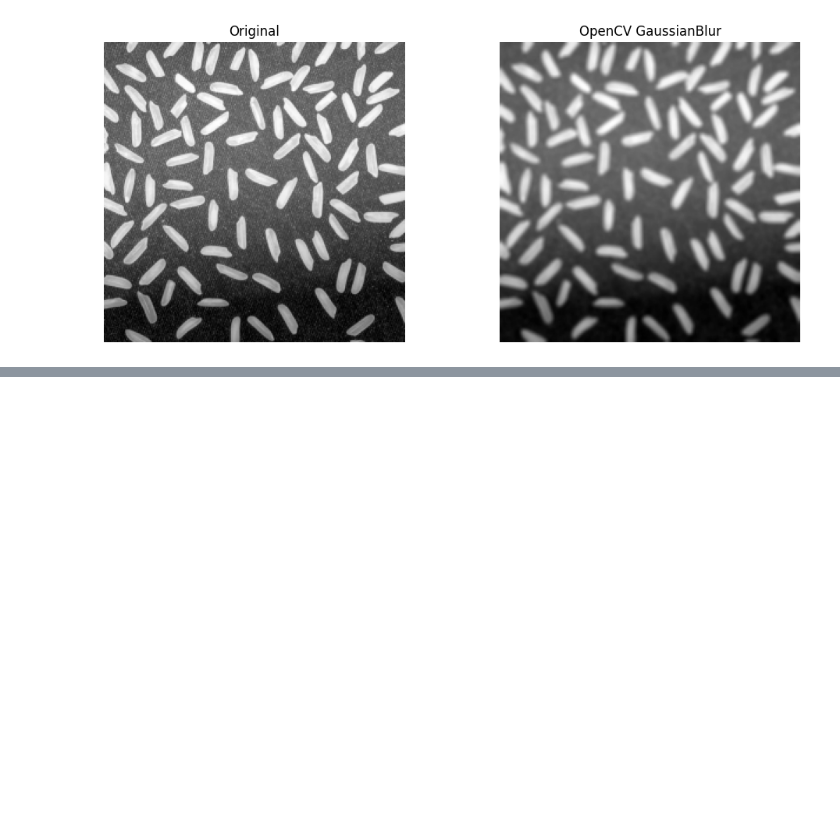
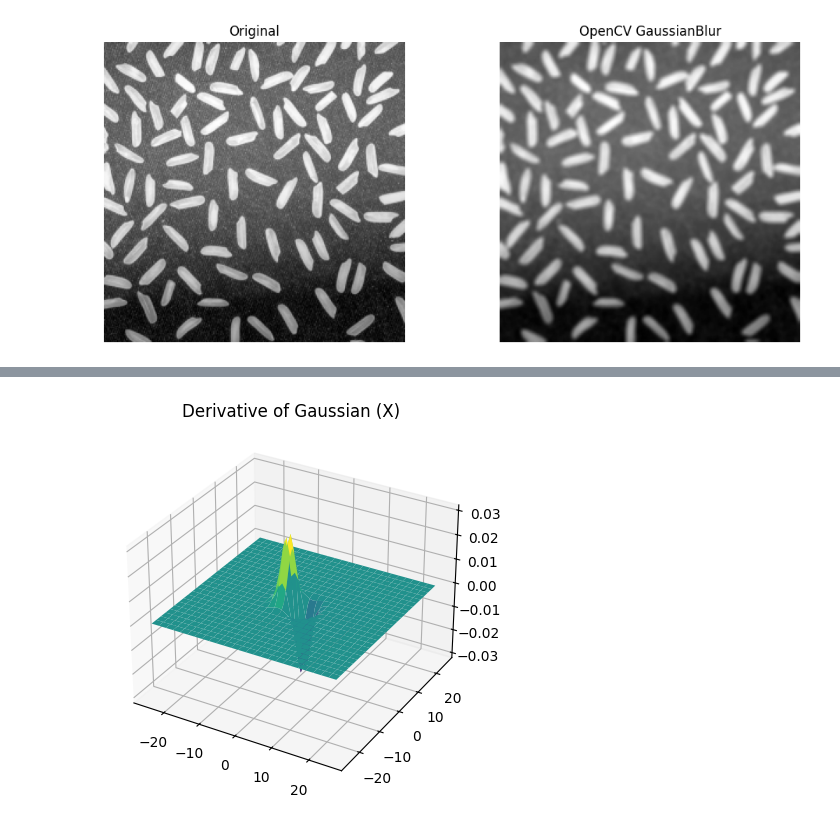
Before and after one commit to udithachandana/openCV, a Jupyter notebook: Assignment1.ipynb, the cells around one changed output, grey strips where cells are left out. Saved outputs shown, nothing was run; the diff lists cells and outputs as text; code cells hidden in the pictures; blank space fills up the shorter version.

```diff
--- a/Assignment1.ipynb
+++ b/Assignment1.ipynb
@@ -389,3 +389,25 @@ for a in ax:
 plt.show()
 # %% [output]
 [figure]
+# %%
+import numpy as np
+
+def fopd_gaussian_kernels(size, sigma):
+    ax = np.arange(-(size//2), size//2 + 1)
+    xx, yy = np.meshgrid(ax, ax)
+
+    G = gaussian_func(xx, yy, sigma)
+
+    Gx = -(xx / sigma**2) * G
+    Gy = -(yy / sigma**2) * G
+
+    # Normalize
+    Gx = Gx / np.sum(np.abs(Gx))
+    Gy = Gy / np.sum(np.abs(Gy))
+
+    return Gx, Gy
+
+Gx, Gy = fopd_gaussian_kernels(5, 2)
+
+print("Gx:\n", Gx)
+print("Gy:\n", Gy)
@@ -391,0 +427,14 @@ plt.show()
+# %%
+
+Gx, Gy = fopd_gaussian_kernels(51, 2)
+
+fig = plt.figure()
+ax = fig.add_subplot(111, projection='3d')
+
+X, Y = np.meshgrid(np.arange(-25, 26), np.arange(-25, 26))
+ax.plot_surface(X, Y, Gx, cmap="viridis")
+
+ax.set_title("Derivative of Gaussian (X)")
+plt.show()
+# %% [output]
+[figure, added]
```
Also changed, not shown: parts of 3 cells of this notebook.
